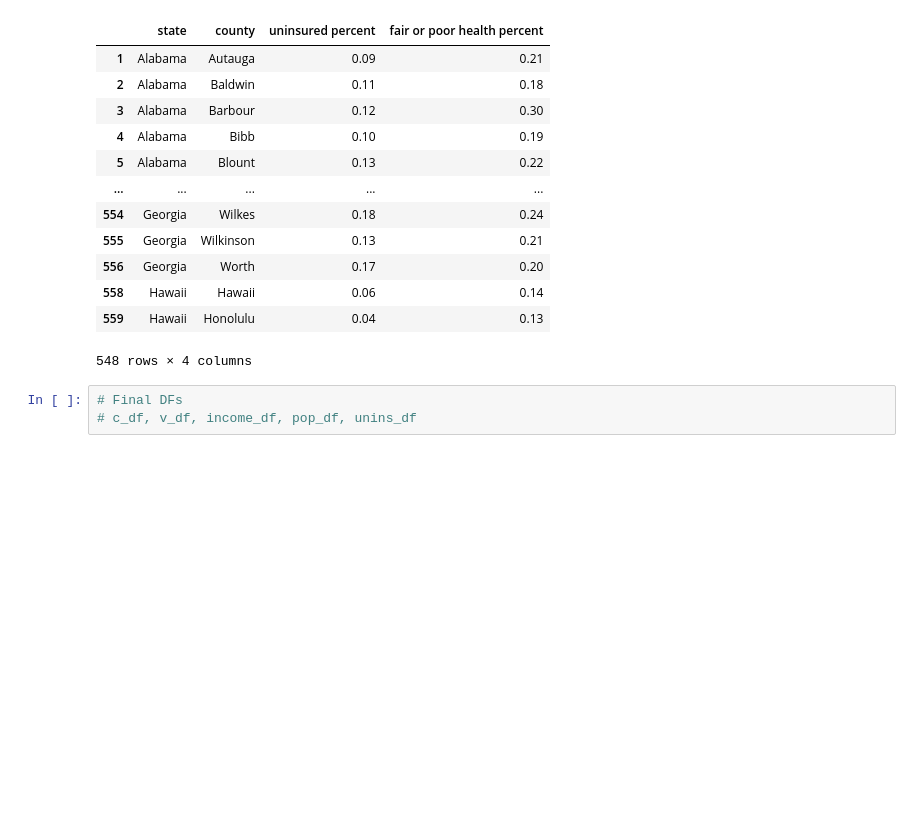
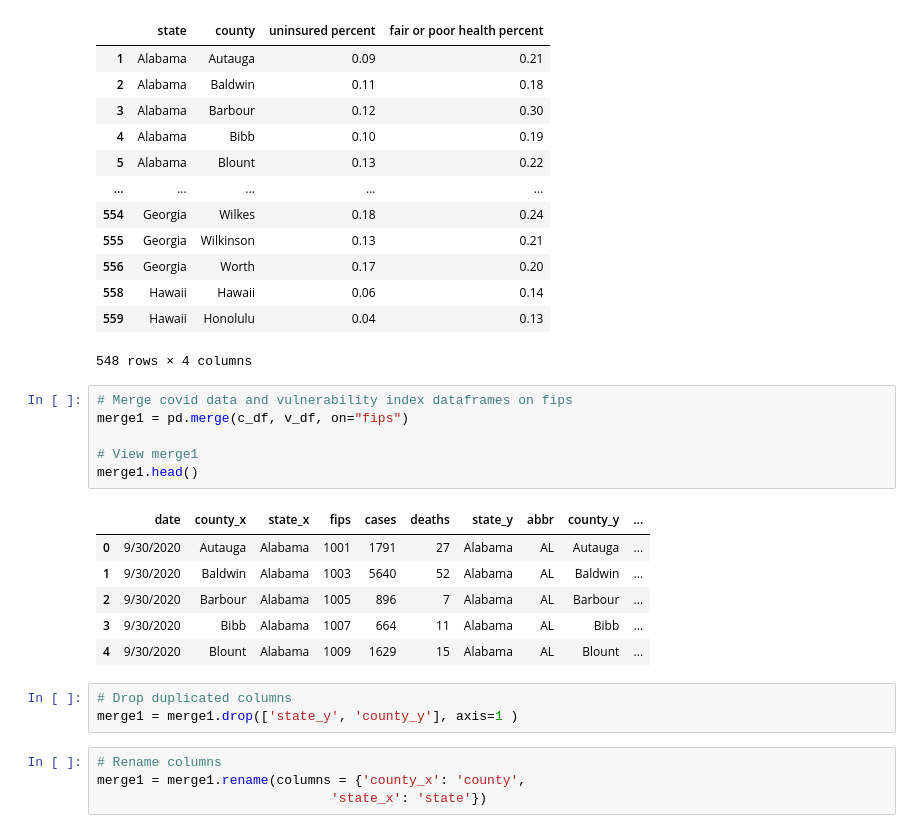
Before and after one commit to kpessa/project-2, a Jupyter notebook: data-cleaning/cleaning.ipynb, the cells around one changed output. Saved outputs shown, nothing was run; the diff lists cells and outputs as text; blank space fills up the shorter version.

Commit message:
Merged covid & vulnerability DFs

```diff
--- a/data-cleaning/cleaning.ipynb
+++ b/data-cleaning/cleaning.ipynb
@@ -241,6 +241,23 @@ unins_df
 | 558 | Hawaii | Hawaii | 0.06 | 0.14 |
 | 559 | Hawaii | Honolulu | 0.04 | 0.13 |
 548 rows × 4 columns
-# %%
-# Final DFs
-# c_df, v_df, income_df, pop_df, unins_df
+# %%
+# Merge covid data and vulnerability index dataframes on fips
+merge1 = pd.merge(c_df, v_df, on="fips")
+
+# View merge1
+merge1.head()
+# %% [output]
+|  | date | county_x | state_x | fips | cases | deaths | state_y | abbr | county_y | ... |
+| 0 | 9/30/2020 | Autauga | Alabama | 1001 | 1791 | 27 | Alabama | AL | Autauga | ... |
+| 1 | 9/30/2020 | Baldwin | Alabama | 1003 | 5640 | 52 | Alabama | AL | Baldwin | ... |
+| 2 | 9/30/2020 | Barbour | Alabama | 1005 | 896 | 7 | Alabama | AL | Barbour | ... |
+| 3 | 9/30/2020 | Bibb | Alabama | 1007 | 664 | 11 | Alabama | AL | Bibb | ... |
+| 4 | 9/30/2020 | Blount | Alabama | 1009 | 1629 | 15 | Alabama | AL | Blount | ... |
+# %%
+# Drop duplicated columns
+merge1 = merge1.drop(['state_y', 'county_y'], axis=1 )
+# %%
+# Rename columns
+merge1 = merge1.rename(columns = {'county_x': 'county',
+                              'state_x': 'state'})
```
Also changed, not shown: parts of 1 cell of this notebook.
